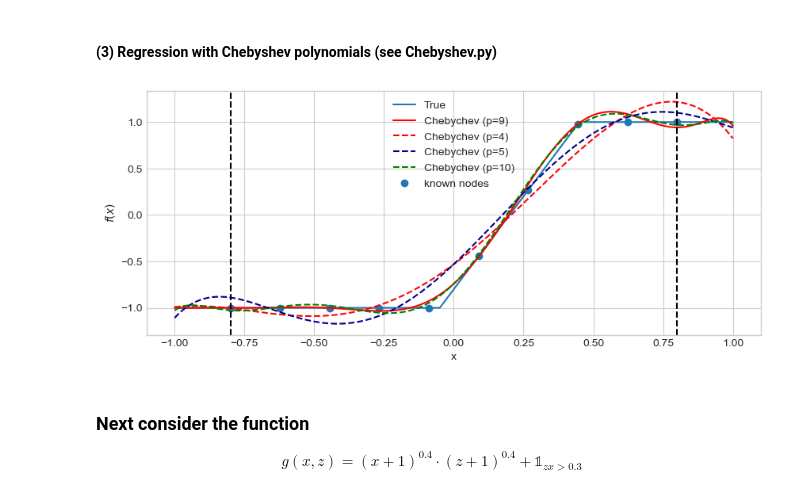
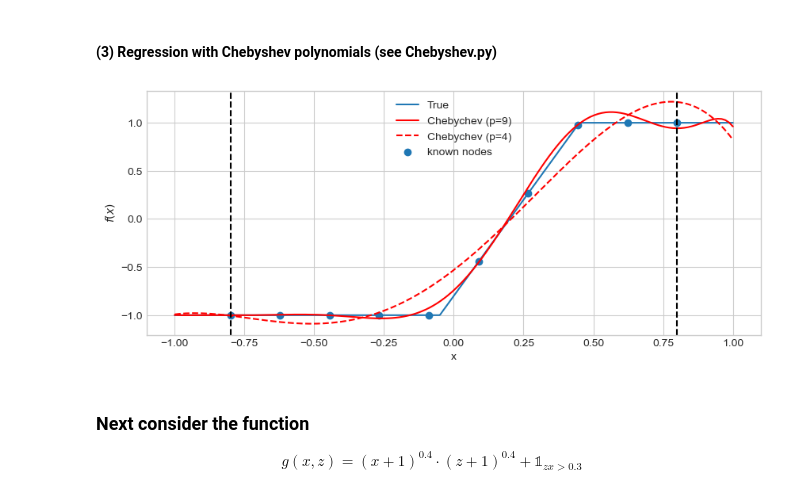
Before and after one commit to juliekrabek123/dp_ucph_new_new, a Jupyter notebook: 1_theory_tools/exercises/ex_ante/08_function_approx.ipynb, the cells around one changed output. Cells and saved outputs as stored; diff of their text form; code cells hidden in the pictures.

```diff
--- a/1_theory_tools/exercises/ex_ante/08_function_approx.ipynb
+++ b/1_theory_tools/exercises/ex_ante/08_function_approx.ipynb
@@ -116,37 +116,39 @@ f = lambda x: np.minimum(np.maximum(-1,4*(x-0.2)),1)
 interval = [-1,1]
 N_known = 10       # Number of known points
 N_true = 1000      # Number of true points
 N = 150            # Number of points for interpolation
 
 # Points you want to interpolate
 G = np.linspace(interval[0],interval[1],N)
 
 # Har tilføjet ovenstående for at se, hvor de forskellige kommer fra (taget fra 'setup')
 
 # Using the Chebyshev-function
 f_chebyshev_9,_,_ = Chebyshev(f,G,N_known,9)
 f_chebyshev_4,_,_ = Chebyshev(f,G,N_known,4)
 f_chebyshev_5,_,_ = Chebyshev(f,G,N_known,5)
 f_chebyshev_8,_,_ = Chebyshev(f,G,N_known,8)
 
 # Plot
 fig = plt.figure(figsize=(10,4))
 ax = fig.add_subplot(1,1,1)
 ax.plot(x_true,f_true)
 ax.plot(G,f_chebyshev_9,'red')
 ax.plot(G,f_chebyshev_4,'red',ls='--')
-ax.plot(G,f_chebyshev_5,'darkblue',ls='--')
-ax.plot(G,f_chebyshev_8,'green',ls='--')
+#ax.plot(G,f_chebyshev_5,'darkblue',ls='--')
+#ax.plot(G,f_chebyshev_8,'green',ls='--')
 ax.scatter(x_known,f_known)
 
 ax.set_xlabel("x")
 ax.set_ylabel("$f(x)$")
-plt.legend(('True','Chebychev (p=9)','Chebychev (p=4)','Chebychev (p=5)','Chebychev (p=10)','known nodes'))
+plt.legend(('True','Chebychev (p=9)','Chebychev (p=4)',
+            #'Chebychev (p=5)','Chebychev (p=10)',
+            'known nodes'))
 plt.axvline(x=0.8, ls='--',color='black')
 plt.axvline(x=-0.8,ls='--',color='black')
 plt.show()
 # %% [output]
-[figure, old version]
+[figure, new version]
 # %% [markdown]
 ### Next consider the function
 $$
```
